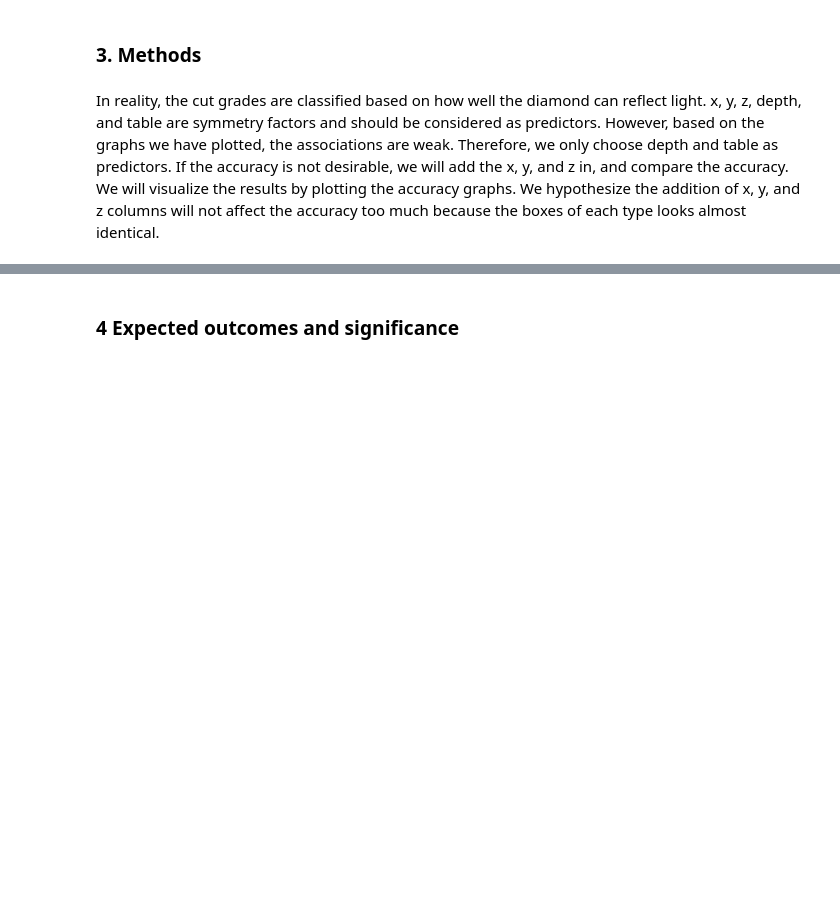
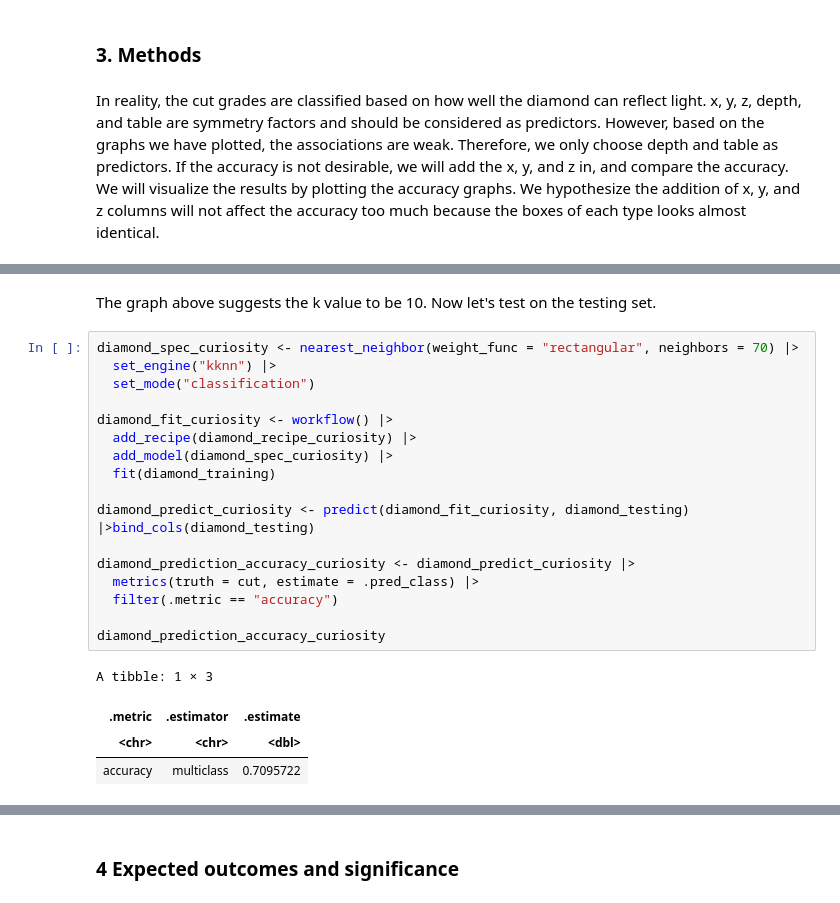
Before and after one commit to rubydelang/sonar_data, a Jupyter notebook: project_diamond.ipynb, the cells around one changed output, grey strips where cells are left out. Drawn from its saved outputs; the diff is of its cells as text; blank space fills up the shorter version.

```diff
--- a/project_diamond.ipynb
+++ b/project_diamond.ipynb
@@ -234,0 +259,24 @@ A tibble: 1 × 6
+# %% [markdown]
+The graph above suggests the k value to be 10. Now let's test on the testing set.
+# %%
+diamond_spec_curiosity <- nearest_neighbor(weight_func = "rectangular", neighbors = 70) |>
+  set_engine("kknn") |>
+  set_mode("classification")
+
+diamond_fit_curiosity <- workflow() |>
+  add_recipe(diamond_recipe_curiosity) |>
+  add_model(diamond_spec_curiosity) |>
+  fit(diamond_training)
+
+diamond_predict_curiosity <- predict(diamond_fit_curiosity, diamond_testing) |>bind_cols(diamond_testing)
+
+diamond_prediction_accuracy_curiosity <- diamond_predict_curiosity |>
+  metrics(truth = cut, estimate = .pred_class) |>
+  filter(.metric == "accuracy")
+
+diamond_prediction_accuracy_curiosity
+# %% [output]
+A tibble: 1 × 3
+| .metric | .estimator | .estimate |
+| <chr> | <chr> | <dbl> |
+| accuracy | multiclass | 0.7095722 |
```
Also changed, not shown: parts of 11 cells of this notebook.
